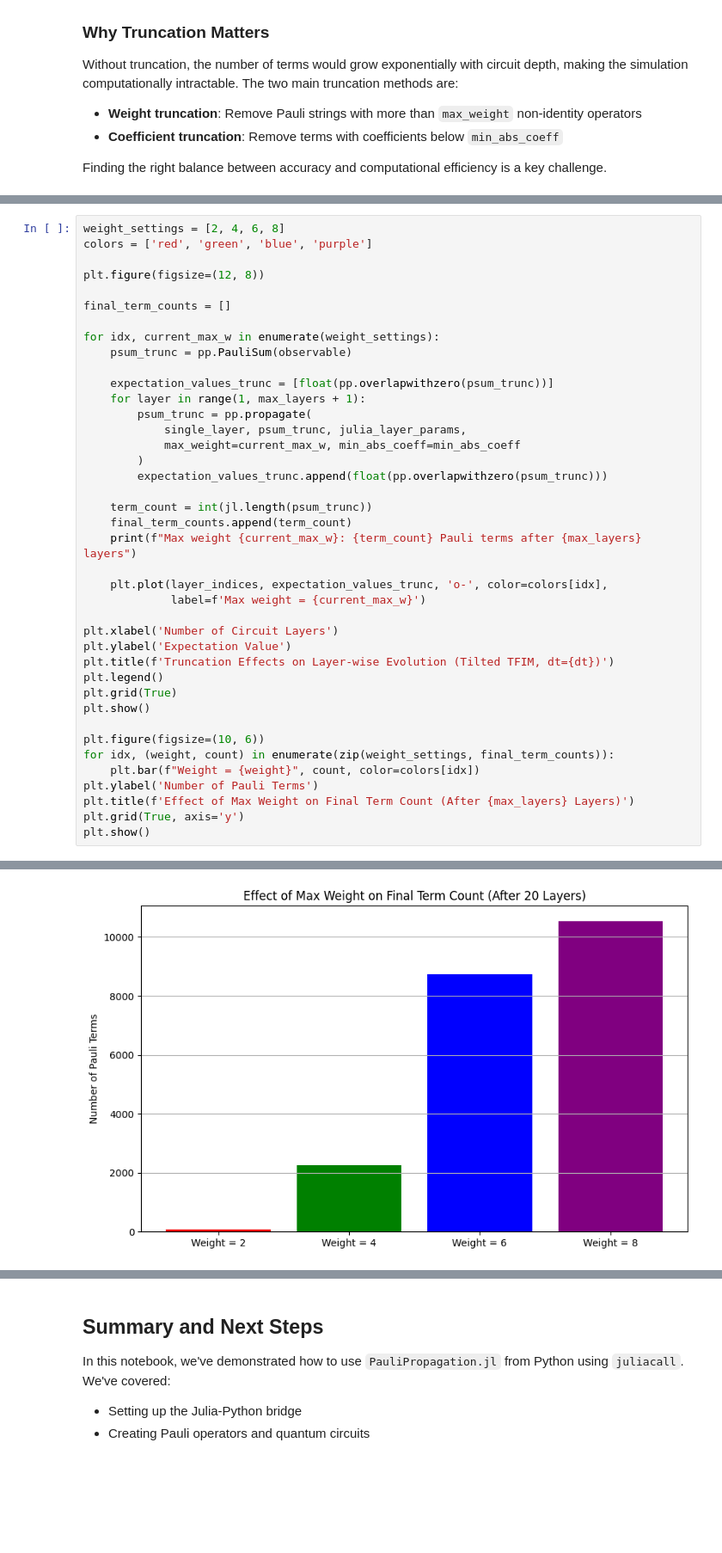
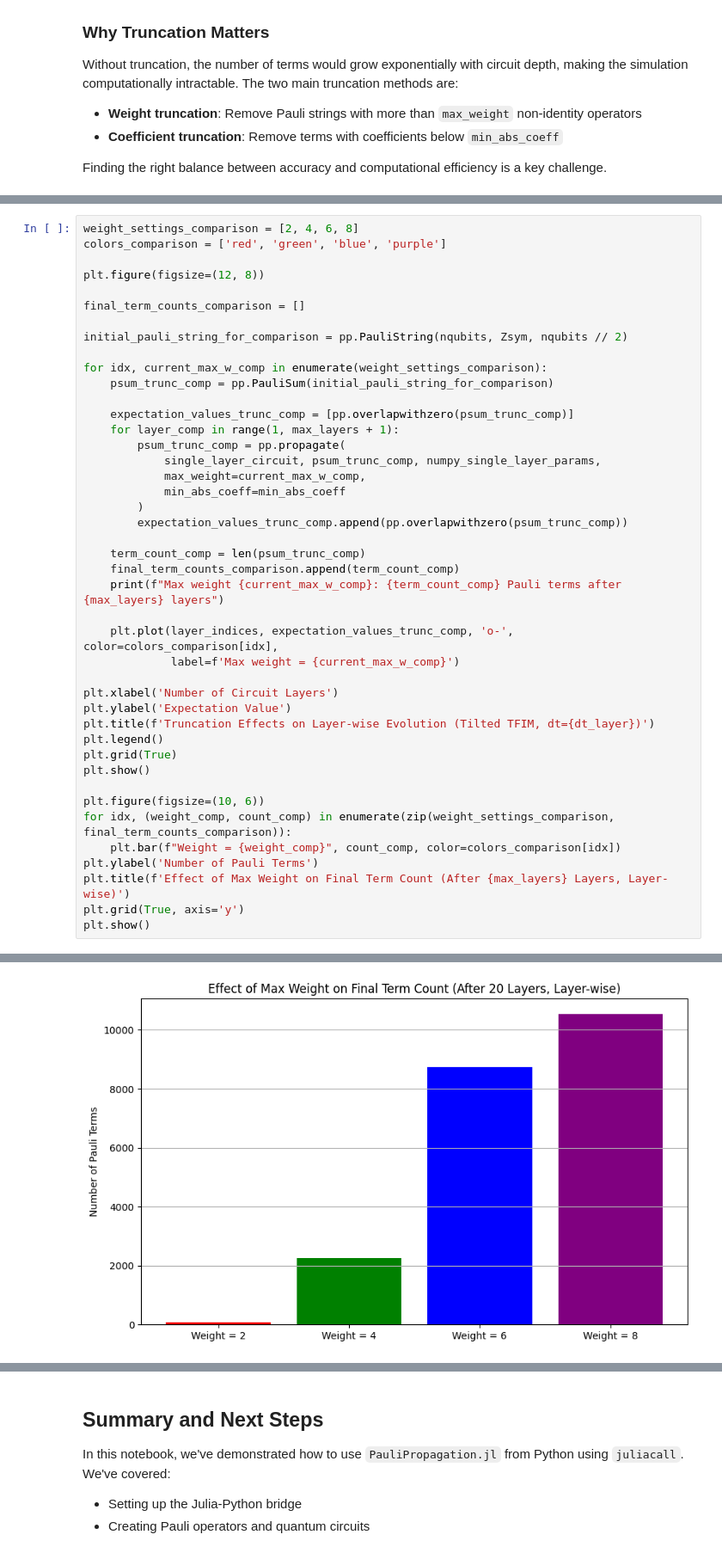
Before and after one commit to MSRudolph/PauliPropagation.jl, a Jupyter notebook: examples/Using_PauliPropagation_jl_from_Python.ipynb, the cells around one changed output, grey strips where cells are left out. Shown: that part at 86% size. Cells and saved outputs as stored; diff of their text form; blank space fills up the shorter version.

```diff
--- a/examples/Using_PauliPropagation_jl_from_Python.ipynb
+++ b/examples/Using_PauliPropagation_jl_from_Python.ipynb
@@ -452,50 +450,53 @@ This will help us understand the trade-off between accuracy and computational co
 # %%
-weight_settings = [2, 4, 6, 8]
-colors = ['red', 'green', 'blue', 'purple']
+weight_settings_comparison = [2, 4, 6, 8]
+colors_comparison = ['red', 'green', 'blue', 'purple']
 
 plt.figure(figsize=(12, 8))
 
-final_term_counts = []
+final_term_counts_comparison = []
 
-for idx, current_max_w in enumerate(weight_settings):
-    psum_trunc = pp.PauliSum(observable)
+initial_pauli_string_for_comparison = pp.PauliString(nqubits, Zsym, nqubits // 2)
 
-    expectation_values_trunc = [float(pp.overlapwithzero(psum_trunc))]
-    for layer in range(1, max_layers + 1):
-        psum_trunc = pp.propagate(
-            single_layer, psum_trunc, julia_layer_params,
-            max_weight=current_max_w, min_abs_coeff=min_abs_coeff
+for idx, current_max_w_comp in enumerate(weight_settings_comparison):
+    psum_trunc_comp = pp.PauliSum(initial_pauli_string_for_comparison)
+
+    expectation_values_trunc_comp = [pp.overlapwithzero(psum_trunc_comp)]
+    for layer_comp in range(1, max_layers + 1):
+        psum_trunc_comp = pp.propagate(
+            single_layer_circuit, psum_trunc_comp, numpy_single_layer_params,
+            max_weight=current_max_w_comp,
+            min_abs_coeff=min_abs_coeff
         )
-        expectation_values_trunc.append(float(pp.overlapwithzero(psum_trunc)))
+        expectation_values_trunc_comp.append(pp.overlapwithzero(psum_trunc_comp))
 
-    term_count = int(jl.length(psum_trunc))
-    final_term_counts.append(term_count)
-    print(f"Max weight {current_max_w}: {term_count} Pauli terms after {max_layers} layers")
+    term_count_comp = len(psum_trunc_comp)
+    final_term_counts_comparison.append(term_count_comp)
+    print(f"Max weight {current_max_w_comp}: {term_count_comp} Pauli terms after {max_layers} layers")
 
-    plt.plot(layer_indices, expectation_values_trunc, 'o-', color=colors[idx],
-             label=f'Max weight = {current_max_w}')
+    plt.plot(layer_indices, expectation_values_trunc_comp, 'o-', color=colors_comparison[idx],
+             label=f'Max weight = {current_max_w_comp}')
 
 plt.xlabel('Number of Circuit Layers')
 plt.ylabel('Expectation Value')
-plt.title(f'Truncation Effects on Layer-wise Evolution (Tilted TFIM, dt={dt})')
+plt.title(f'Truncation Effects on Layer-wise Evolution (Tilted TFIM, dt={dt_layer})')
 plt.legend()
 plt.grid(True)
 plt.show()
 
 plt.figure(figsize=(10, 6))
-for idx, (weight, count) in enumerate(zip(weight_settings, final_term_counts)):
-    plt.bar(f"Weight = {weight}", count, color=colors[idx])
+for idx, (weight_comp, count_comp) in enumerate(zip(weight_settings_comparison, final_term_counts_comparison)):
+    plt.bar(f"Weight = {weight_comp}", count_comp, color=colors_comparison[idx])
 plt.ylabel('Number of Pauli Terms')
-plt.title(f'Effect of Max Weight on Final Term Count (After {max_layers} Layers)')
+plt.title(f'Effect of Max Weight on Final Term Count (After {max_layers} Layers, Layer-wise)')
 plt.grid(True, axis='y')
 plt.show()
 # %% [output]
 Max weight 2: 71 Pauli terms after 20 layers
 Max weight 4: 2267 Pauli terms after 20 layers
 Max weight 6: 8751 Pauli terms after 20 layers
 Max weight 8: 10530 Pauli terms after 20 layers
 [figure]
-[figure, old version]
+[figure, new version]
 # %% [markdown]
 ## Limitations I've Run Into
 
```
Also changed, not shown: parts of 18 cells of this notebook.
